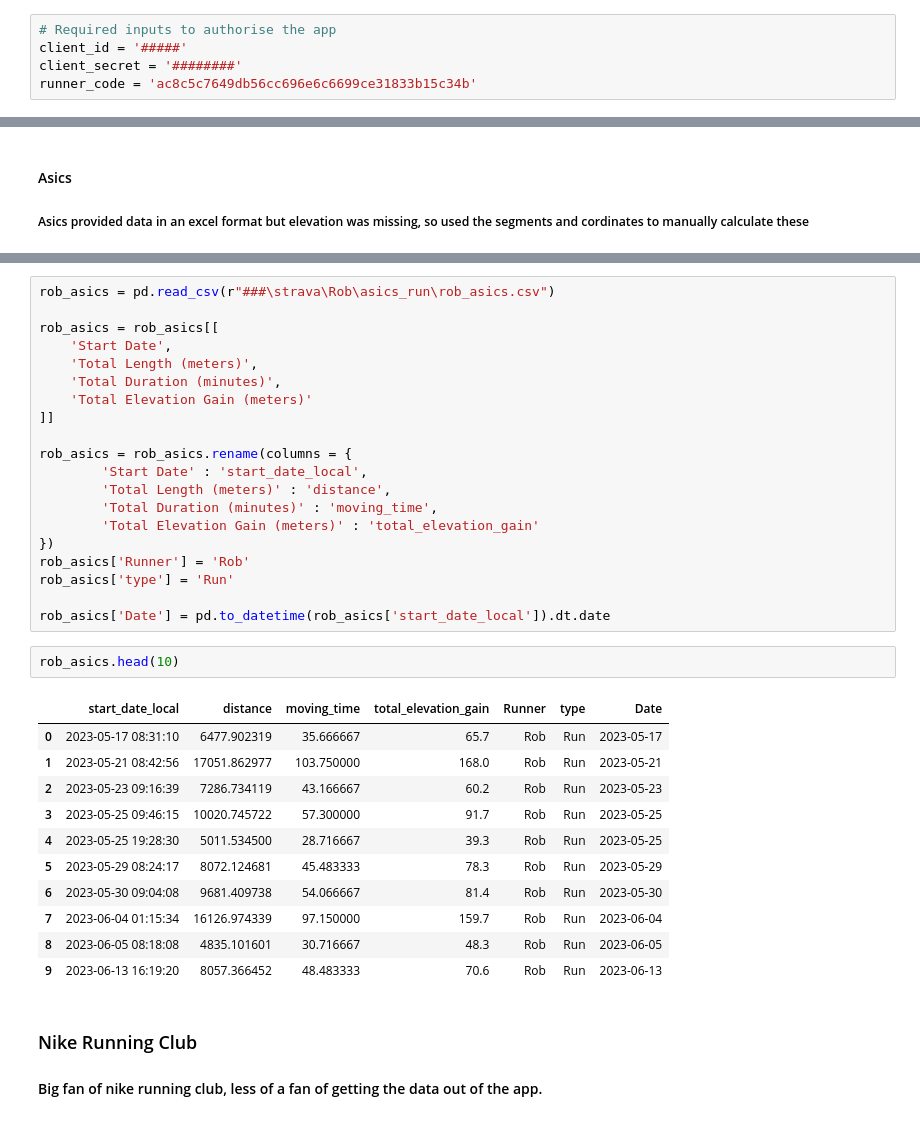
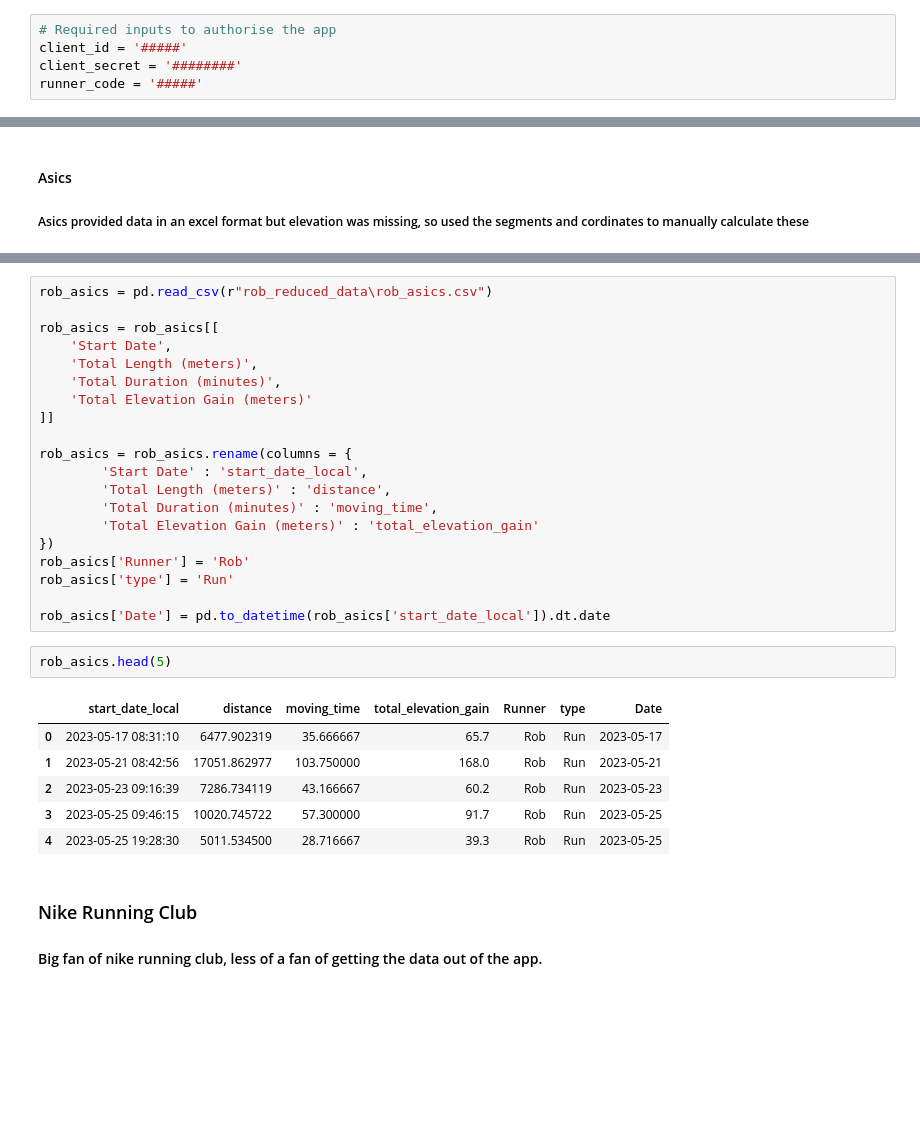
Before and after one commit to rcwylie/Marathon_Project, a Jupyter notebook: Strava_Data_Project.ipynb, the cells around one changed output, grey strips where cells are left out. Drawn from its saved outputs; the diff is of its cells as text; blank space fills up the shorter version.

```diff
--- a/Strava_Data_Project.ipynb
+++ b/Strava_Data_Project.ipynb
@@ -29,5 +34,5 @@ Once this is set up we can authorise the app with each account and collect the d
 # Required inputs to authorise the app
 client_id = '#####'
 client_secret = '########'
-runner_code = 'ac8c5c7649db56cc696e6c6699ce31833b15c34b'
+runner_code = '#####'
 # %%
@@ -163,5 +185,5 @@ df.to_csv(r"###\strava\Rob\asics_run\rob_asics.csv")
 # %%
-rob_asics = pd.read_csv(r"###\strava\Rob\asics_run\rob_asics.csv")
+rob_asics = pd.read_csv(r"rob_reduced_data\rob_asics.csv")
 
 rob_asics = rob_asics[[
     'Start Date',
@@ -181,19 +203,14 @@ rob_asics['type'] = 'Run'
 
 rob_asics['Date'] = pd.to_datetime(rob_asics['start_date_local']).dt.date
 # %%
-rob_asics.head(10)
+rob_asics.head(5)
 # %% [output]
 |  | start_date_local | distance | moving_time | total_elevation_gain | Runner | type | Date |
 | 0 | 2023-05-17 08:31:10 | 6477.902319 | 35.666667 | 65.7 | Rob | Run | 2023-05-17 |
 | 1 | 2023-05-21 08:42:56 | 17051.862977 | 103.750000 | 168.0 | Rob | Run | 2023-05-21 |
 | 2 | 2023-05-23 09:16:39 | 7286.734119 | 43.166667 | 60.2 | Rob | Run | 2023-05-23 |
 | 3 | 2023-05-25 09:46:15 | 10020.745722 | 57.300000 | 91.7 | Rob | Run | 2023-05-25 |
 | 4 | 2023-05-25 19:28:30 | 5011.534500 | 28.716667 | 39.3 | Rob | Run | 2023-05-25 |
-| 5 | 2023-05-29 08:24:17 | 8072.124681 | 45.483333 | 78.3 | Rob | Run | 2023-05-29 |
-| 6 | 2023-05-30 09:04:08 | 9681.409738 | 54.066667 | 81.4 | Rob | Run | 2023-05-30 |
-| 7 | 2023-06-04 01:15:34 | 16126.974339 | 97.150000 | 159.7 | Rob | Run | 2023-06-04 |
-| 8 | 2023-06-05 08:18:08 | 4835.101601 | 30.716667 | 48.3 | Rob | Run | 2023-06-05 |
-| 9 | 2023-06-13 16:19:20 | 8057.366452 | 48.483333 | 70.6 | Rob | Run | 2023-06-13 |
 # %% [markdown]
 ### Nike Running Club
 #### Big fan of nike running club, less of a fan of getting the data out of the app.
```
Also changed, not shown: parts of 21 cells of this notebook.
